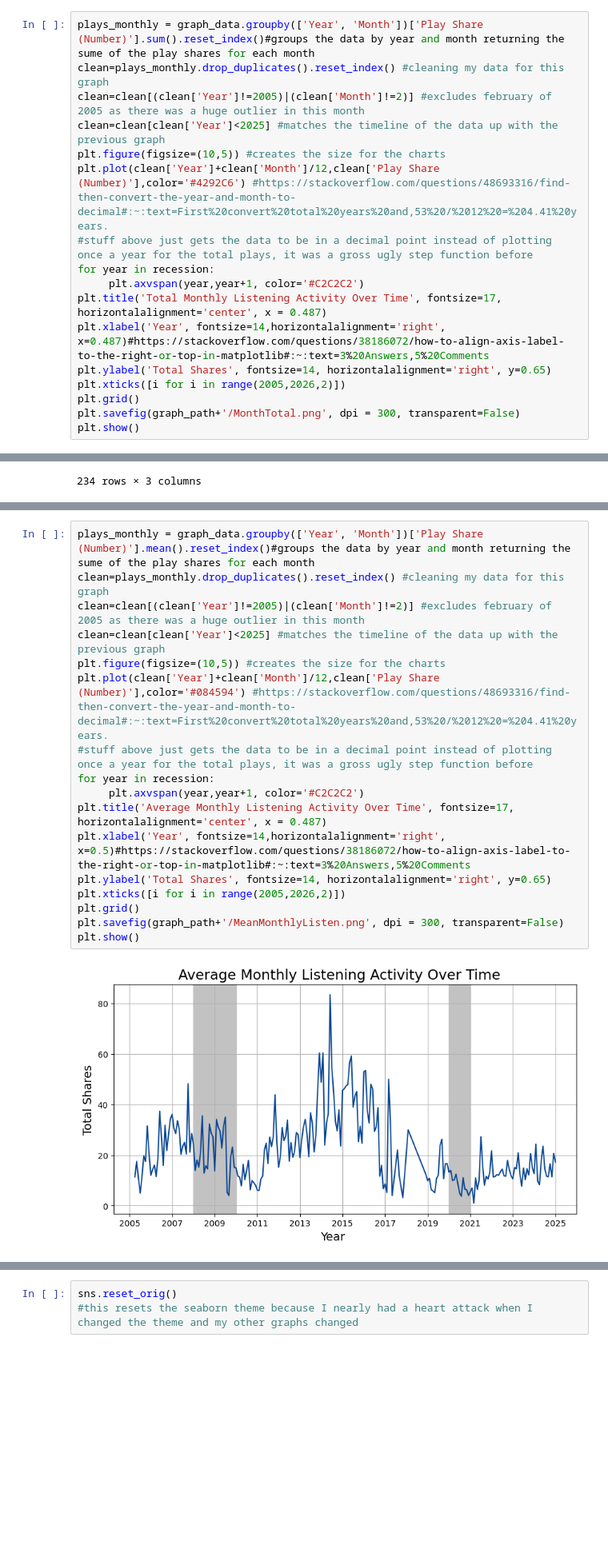
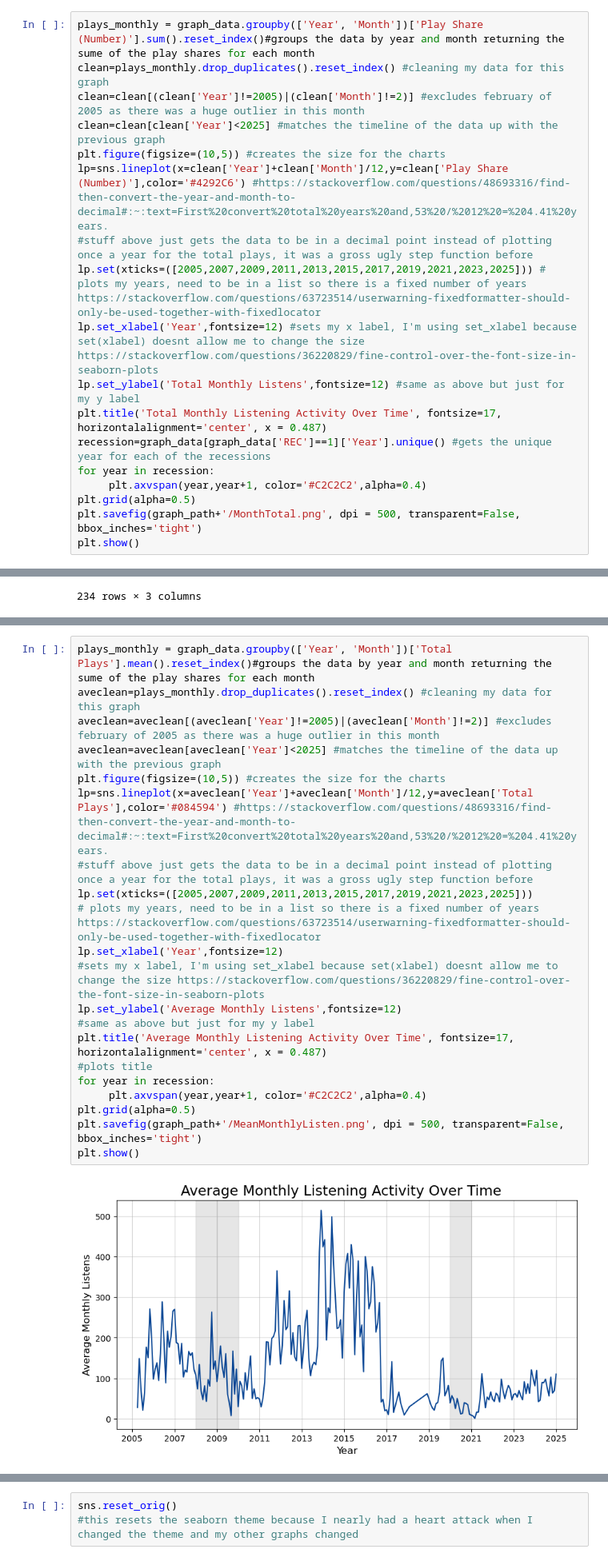
Before and after one commit to ProfKaltenberg/graphing-assignment-atuosto1, a Jupyter notebook: Assignment 3 new.ipynb, the cells around one changed output, grey strips where cells are left out. Shown at 80% size. Cells and saved outputs as stored; diff of their text form; blank space fills up the shorter version.

```diff
--- a/Assignment 3 new.ipynb
+++ b/Assignment 3 new.ipynb
@@ -128,15 +125,16 @@ clean=plays_monthly.drop_duplicates().reset_index() #cleaning my data for this g
 clean=clean[(clean['Year']!=2005)|(clean['Month']!=2)] #excludes february of 2005 as there was a huge outlier in this month
 clean=clean[clean['Year']<2025] #matches the timeline of the data up with the previous graph
 plt.figure(figsize=(10,5)) #creates the size for the charts
-plt.plot(clean['Year']+clean['Month']/12,clean['Play Share (Number)'],color='#4292C6') #https://stackoverflow.com/questions/48693316/find-then-convert-the-year-and-month-to-decimal#:~:text=First%20convert%20total%20years%20and,53%20/%2012%20=%204.41%20years.
+lp=sns.lineplot(x=clean['Year']+clean['Month']/12,y=clean['Play Share (Number)'],color='#4292C6') #https://stackoverflow.com/questions/48693316/find-then-convert-the-year-and-month-to-decimal#:~:text=First%20convert%20total%20years%20and,53%20/%2012%20=%204.41%20years.
 #stuff above just gets the data to be in a decimal point instead of plotting once a year for the total plays, it was a gross ugly step function before
+lp.set(xticks=([2005,2007,2009,2011,2013,2015,2017,2019,2021,2023,2025])) # plots my years, need to be in a list so there is a fixed number of years https://stackoverflow.com/questions/63723514/userwarning-fixedformatter-should-only-be-used-together-with-fixedlocator
+lp.set_xlabel('Year',fontsize=12) #sets my x label, I'm using set_xlabel because set(xlabel) doesnt allow me to change the size https://stackoverflow.com/questions/36220829/fine-control-over-the-font-size-in-seaborn-plots
+lp.set_ylabel('Total Monthly Listens',fontsize=12) #same as above but just for my y label
+plt.title('Total Monthly Listening Activity Over Time', fontsize=17, horizontalalignment='center', x = 0.487)
+recession=graph_data[graph_data['REC']==1]['Year'].unique() #gets the unique year for each of the recessions
 for year in recession:
-     plt.axvspan(year,year+1, color='#C2C2C2')
-plt.title('Total Monthly Listening Activity Over Time', fontsize=17, horizontalalignment='center', x = 0.487)
-plt.xlabel('Year', fontsize=14,horizontalalignment='right', x=0.487)#https://stackoverflow.com/questions/38186072/how-to-align-axis-label-to-the-right-or-top-in-matplotlib#:~:text=3%20Answers,5%20Comments
-plt.ylabel('Total Shares', fontsize=14, horizontalalignment='right', y=0.65)
-plt.xticks([i for i in range(2005,2026,2)])
-plt.grid()
-plt.savefig(graph_path+'/MonthTotal.png', dpi = 300, transparent=False)
+     plt.axvspan(year,year+1, color='#C2C2C2',alpha=0.4)
+plt.grid(alpha=0.5)
+plt.savefig(graph_path+'/MonthTotal.png', dpi = 500, transparent=False, bbox_inches='tight')
 plt.show()
 # %% [output]
@@ -204,22 +202,26 @@ plt.show()
 # %%
-plays_monthly = graph_data.groupby(['Year', 'Month'])['Play Share (Number)'].mean().reset_index()#groups the data by year and month returning the sume of the play shares for each month
-clean=plays_monthly.drop_duplicates().reset_index() #cleaning my data for this graph
-clean=clean[(clean['Year']!=2005)|(clean['Month']!=2)] #excludes february of 2005 as there was a huge outlier in this month
-clean=clean[clean['Year']<2025] #matches the timeline of the data up with the previous graph
+plays_monthly = graph_data.groupby(['Year', 'Month'])['Total Plays'].mean().reset_index()#groups the data by year and month returning the sume of the play shares for each month
+aveclean=plays_monthly.drop_duplicates().reset_index() #cleaning my data for this graph
+aveclean=aveclean[(aveclean['Year']!=2005)|(aveclean['Month']!=2)] #excludes february of 2005 as there was a huge outlier in this month
+aveclean=aveclean[aveclean['Year']<2025] #matches the timeline of the data up with the previous graph
 plt.figure(figsize=(10,5)) #creates the size for the charts
-plt.plot(clean['Year']+clean['Month']/12,clean['Play Share (Number)'],color='#084594') #https://stackoverflow.com/questions/48693316/find-then-convert-the-year-and-month-to-decimal#:~:text=First%20convert%20total%20years%20and,53%20/%2012%20=%204.41%20years.
+lp=sns.lineplot(x=aveclean['Year']+aveclean['Month']/12,y=aveclean['Total Plays'],color='#084594') #https://stackoverflow.com/questions/48693316/find-then-convert-the-year-and-month-to-decimal#:~:text=First%20convert%20total%20years%20and,53%20/%2012%20=%204.41%20years.
 #stuff above just gets the data to be in a decimal point instead of plotting once a year for the total plays, it was a gross ugly step function before
+lp.set(xticks=([2005,2007,2009,2011,2013,2015,2017,2019,2021,2023,2025]))
+# plots my years, need to be in a list so there is a fixed number of years https://stackoverflow.com/questions/63723514/userwarning-fixedformatter-should-only-be-used-together-with-fixedlocator
+lp.set_xlabel('Year',fontsize=12)
+#sets my x label, I'm using set_xlabel because set(xlabel) doesnt allow me to change the size https://stackoverflow.com/questions/36220829/fine-control-over-the-font-size-in-seaborn-plots
+lp.set_ylabel('Average Monthly Listens',fontsize=12)
+#same as above but just for my y label
+plt.title('Average Monthly Listening Activity Over Time', fontsize=17, horizontalalignment='center', x = 0.487)
+#plots title
 for year in recession:
-     plt.axvspan(year,year+1, color='#C2C2C2')
-plt.title('Average Monthly Listening Activity Over Time', fontsize=17, horizontalalignment='center', x = 0.487)
-plt.xlabel('Year', fontsize=14,horizontalalignment='right', x=0.5)#https://stackoverflow.com/questions/38186072/how-to-align-axis-label-to-the-right-or-top-in-matplotlib#:~:text=3%20Answers,5%20Comments
-plt.ylabel('Total Shares', fontsize=14, horizontalalignment='right', y=0.65)
-plt.xticks([i for i in range(2005,2026,2)])
-plt.grid()
-plt.savefig(graph_path+'/MeanMonthlyListen.png', dpi = 300, transparent=False)
+     plt.axvspan(year,year+1, color='#C2C2C2',alpha=0.4)
+plt.grid(alpha=0.5)
+plt.savefig(graph_path+'/MeanMonthlyListen.png', dpi = 500, transparent=False, bbox_inches='tight')
 plt.show()
 # %% [output]
-[figure, old version]
+[figure, new version]
 # %%
 sns.set(font_scale=1)# sets the font size for the heatmap
 plt.figure(figsize=(8,5))# makes the general blank figure
```
Also changed, not shown: parts of 9 cells of this notebook, 8 other files.
